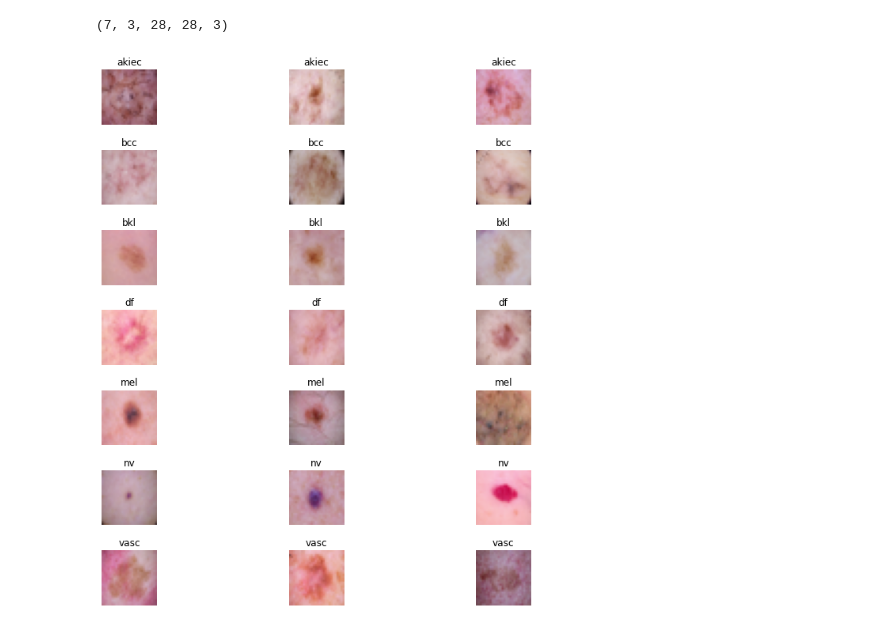
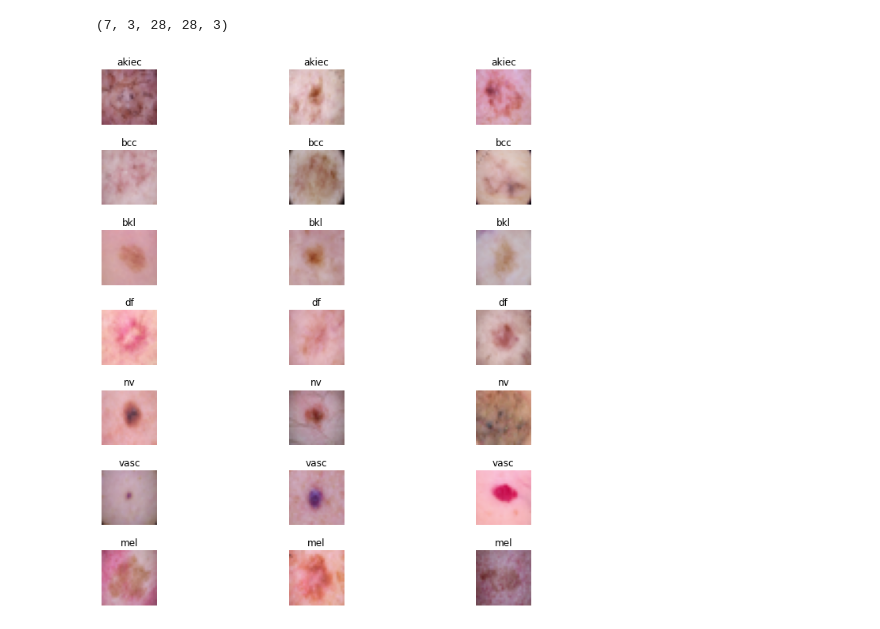
Before and after one commit to bundasmanu/skin_mnist, a Jupyter notebook: Data_Exploration.ipynb, the cells around one changed output. Cells and saved outputs as stored; diff of their text form; code cells hidden in the pictures.

```diff
--- a/Data_Exploration.ipynb
+++ b/Data_Exploration.ipynb
@@ -374,13 +386,13 @@ images_by_classes.shape
 # %%
 ## PLOT 3 IMAGES BY EACH CLASS
 f, axr = plt.subplots(7,3, figsize=(10,10))
 f.tight_layout()
-title = [AKIEC, BCC, BKL, DF, MEL, NV, VASC]
+title = [AKIEC, BCC, BKL, DF, NV, VASC, MEL]
 for i in range(7):
     for j in range(3):
         axr[i,j].set_axis_off()
         axr[i,j].imshow(images_by_classes[i][j])
         axr[i,j].set_title(title[i])
 #plt.show()
 # %% [output]
-[figure, old version]
+[figure, new version]
```
Also changed, not shown: parts of 1 cell of this notebook.
